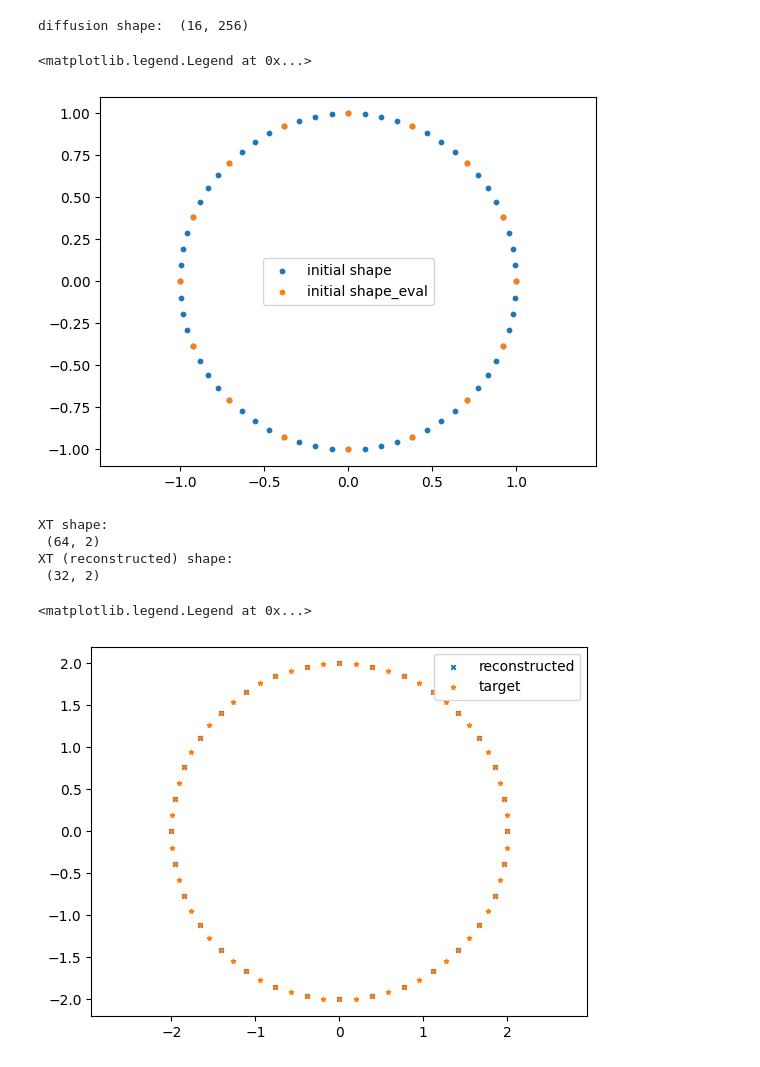
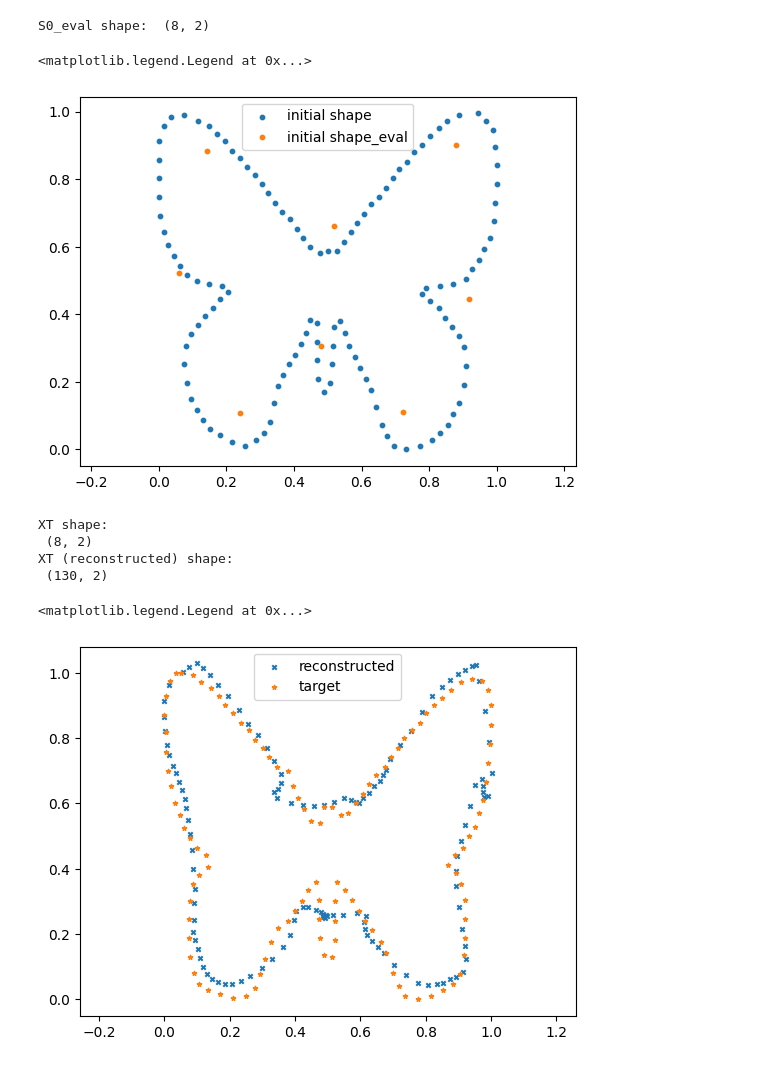
Before and after one commit to libbylbaker/infsdebridge, a Jupyter notebook: sdebridge/notebooks/gaussian_Q_bridge_fft.ipynb, the cells around one changed output. Drawn from its saved outputs; the diff is of its cells as text; code cells hidden in the pictures.

```diff
--- a/sdebridge/notebooks/gaussian_Q_bridge_fft.ipynb
+++ b/sdebridge/notebooks/gaussian_Q_bridge_fft.ipynb
@@ -374,8 +169,9 @@ def evaluate_diffusion_coeffs(X_coeffs: jnp.ndarray, S0_eval: jnp.ndarray, sigma
 # %%
-S0 = sample_ellipse(n_samples, scale=1.0)
-ST = sample_ellipse(n_samples, scale=2.0)
+S0 = jnp.array(butterfly_honrathi_pts())[:, ::200][:, 1:].transpose()
+ST = jnp.array(butterfly_amasina_pts())[:, ::200].transpose()
+
 print("S0 shape: ", S0.shape)
-print("ST shape: ", S0.shape)
+print("ST shape: ", ST.shape)
 plt.scatter(S0[:, 0], S0[:, 1], s=10, label='initial shape')
 plt.scatter(ST[:, 0], ST[:, 1], s=10, label='target shape')
 plt.legend()
@@ -388,17 +184,15 @@ ST shape:  (64, 2)
 # %%
-S0_eval = evalute_S_on_bases(S0, ks_truncated)
-X_coeffs = jax.random.normal(GDRK, shape=(n_bases, 2), dtype=jnp.complex64)
-_diffusion = evaluate_diffusion_coeffs(X_coeffs, S0_eval, sigma=0.5, alpha=1.0)
-print("diffusion shape: ", _diffusion.shape)
+S0_eval = evaluate_S(S0, n=n_bases)
+print("S0_eval shape: ", S0_eval.shape)
 
 plt.scatter(S0[:, 0], S0[:, 1], s=10, label='initial shape')
 plt.scatter(S0_eval[:, 0], S0_eval[:, 1], s=10, label='initial shape_eval')
 plt.axis('equal')
 plt.legend()
 # %% [output]
-diffusion shape:  (16, 256)
+S0_eval shape:  (8, 2)
 <matplotlib.legend.Legend at 0x...>
-[figure, old version]
+[figure, new version]
 # %%
 class GaussianKernelFuncBasisSDE(SDE):
     def __init__(self, config: ConfigDict):
@@ -412,21 +219,22 @@ class GaussianKernelFuncBasisSDE(SDE):
 # %%
 X0 = jnp.zeros((n_bases, 2), dtype=jnp.complex64)
 
-XT = ST - S0
-print("XT shape: \n", XT.shape)
-XT_coeffs= vmap(partial(jnp.fft.fft, norm="ortho", n=n_samples), in_axes=1, out_axes=1)(XT)
-XT_recon = evaluate_X_on_bases(XT_coeffs, n=32)
+S0_coeffs = jnp.fft.rfft(S0, norm="forward", n=S0.shape[0], axis=0)
+ST_coeffs = jnp.fft.rfft(ST, norm="forward", n=ST.shape[0], axis=0)
+XT_coeffs = ST_coeffs[:n_bases, :] - S0_coeffs[:n_bases, :]
+print("XT shape: \n", XT_coeffs.shape)
+XT_recon = evaluate_X_coeffs(XT_coeffs, n=S0.shape[0])
 print("XT (reconstructed) shape: \n", XT_recon.shape)
 
-ST_recon = S0[::2, :] + XT_recon.real
+ST_recon = S0 + XT_recon.real
 plt.scatter(ST_recon[:, 0], ST_recon[:, 1], s=10, marker='x', label='reconstructed')
 plt.scatter(ST[:, 0], ST[:, 1], s=10, marker='*', label='target')
 plt.axis('equal')
 plt.legend()
 # %% [output]
 XT shape:
- (64, 2)
+ (8, 2)
 XT (reconstructed) shape:
- (32, 2)
+ (130, 2)
 <matplotlib.legend.Legend at 0x...>
-[figure, old version]
+[figure, new version]
```
Also changed, not shown: parts of 37 cells of this notebook, 5 other files.
